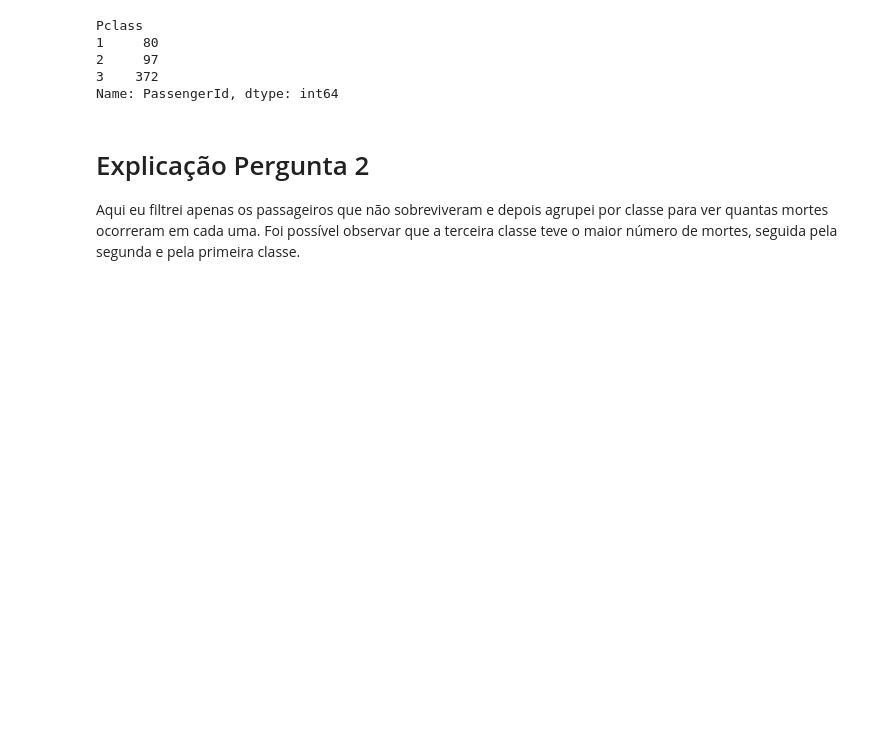
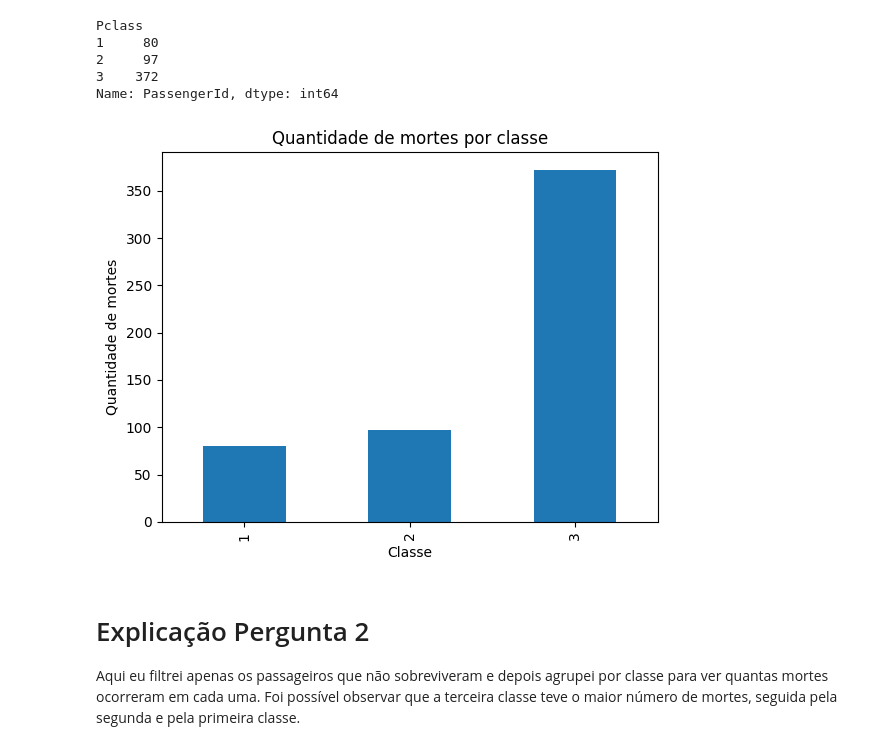
Before and after one commit to vansumarci-svg/analise_titanic, a Jupyter notebook: analise.ipynb, the cells around one changed output. Cells and saved outputs as stored; diff of their text form; code cells hidden in the pictures; blank space fills up the shorter version.

```diff
--- a/analise.ipynb
+++ b/analise.ipynb
@@ -127,6 +131,20 @@ Pclass
 2     97
 3    372
 Name: PassengerId, dtype: int64
+# %%
+import matplotlib.pyplot as plt
+
+mortes_por_classe = df[df['Survived'] == 0].groupby('Pclass')['PassengerId'].count()
+
+mortes_por_classe.plot(kind='bar')
+
+plt.title('Quantidade de mortes por classe')
+plt.xlabel('Classe')
+plt.ylabel('Quantidade de mortes')
+
+plt.show()
+# %% [output]
+[figure, added]
 # %% [markdown]
 # Explicação Pergunta 2
 
```
Also changed, not shown: parts of 6 cells of this notebook.
